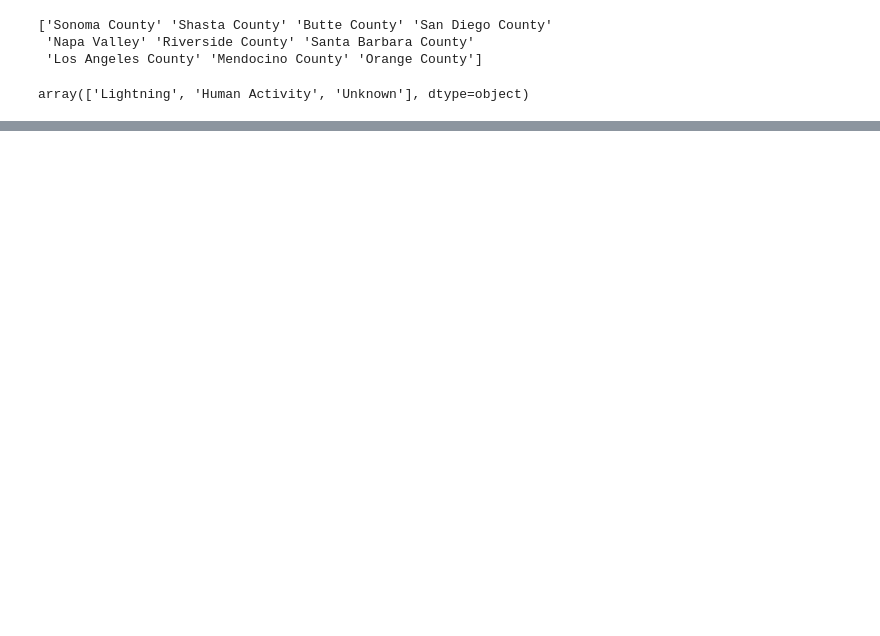
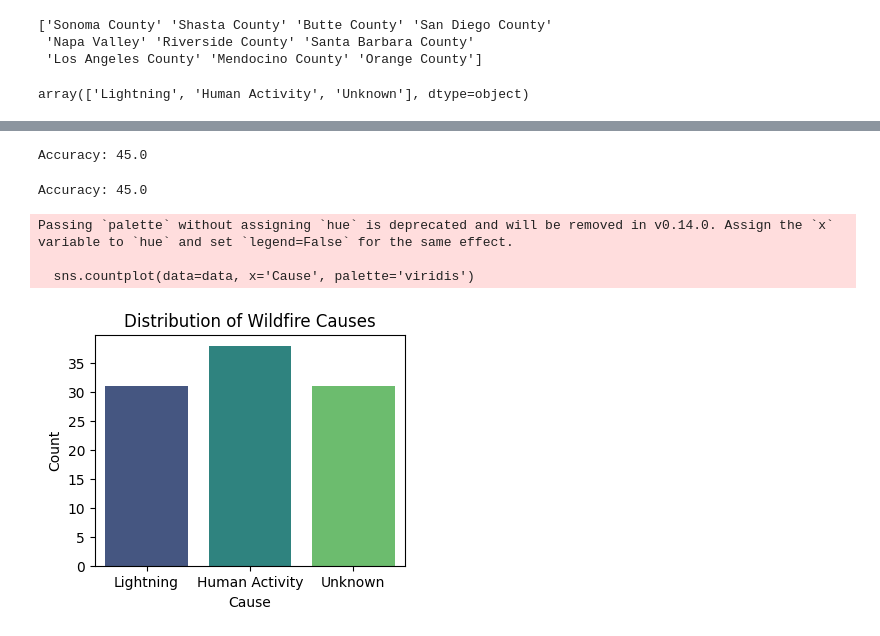
Before and after one commit to AtharSayed/IronCode, a Jupyter notebook: PredictingWildfire/main.ipynb, the cells around one changed output, grey strips where cells are left out. Saved outputs shown, nothing was run; the diff lists cells and outputs as text; code cells hidden in the pictures; blank space fills up the shorter version.

Commit message:
Applied Logistic Random & GradientBoostingClassifier

```diff
--- a/PredictingWildfire/main.ipynb
+++ b/PredictingWildfire/main.ipynb
@@ -67,3 +67,5 @@ Fatalities                              0
 Estimated_Financial_Loss (Million $)    0
 Cause                                   0
 dtype: int64
+# %%
+data['Cause'] = data['Cause'].map({"Lightning": 0, "Human Activity": 1, "Unknown": 2})
@@ -69,0 +121,33 @@ dtype: int64
+# %%
+from sklearn.ensemble import RandomForestClassifier
+rf_model = RandomForestClassifier(random_state=42)
+rf_model.fit(X_train_scaled, y_train)
+y_pred_rf = rf_model.predict(X_test_scaled)
+accuracy = accuracy_score(y_test, y_pred_rf)
+print(f"Accuracy: {accuracy*100}")
+# %% [output]
+Accuracy: 45.0
+# %%
+from sklearn.ensemble import GradientBoostingClassifier
+gb_model = GradientBoostingClassifier(random_state=42)
+gb_model.fit(X_train_scaled, y_train)
+y_pred_gb = gb_model.predict(X_test_scaled)
+accuracy = accuracy_score(y_test, y_pred_gb)
+print(f"Accuracy: {accuracy*100}")
+# %% [output]
+Accuracy: 45.0
+# %%
+import matplotlib.pyplot as plt
+import seaborn as sns
+plt.figure(figsize=(4, 3))
+sns.countplot(data=data, x='Cause', palette='viridis')
+plt.title('Distribution of Wildfire Causes')
+plt.xlabel('Cause')
+plt.ylabel('Count')
+plt.xticks(ticks=[0, 1, 2], labels=['Lightning', 'Human Activity', 'Unknown'])
+plt.show()
+# %% [output]
+Passing `palette` without assigning `hue` is deprecated and will be removed in v0.14.0. Assign the `x` variable to `hue` and set `legend=False` for the same effect.
+
+  sns.countplot(data=data, x='Cause', palette='viridis')
+[figure, added]
```
Also changed, not shown: parts of 8 cells of this notebook.
